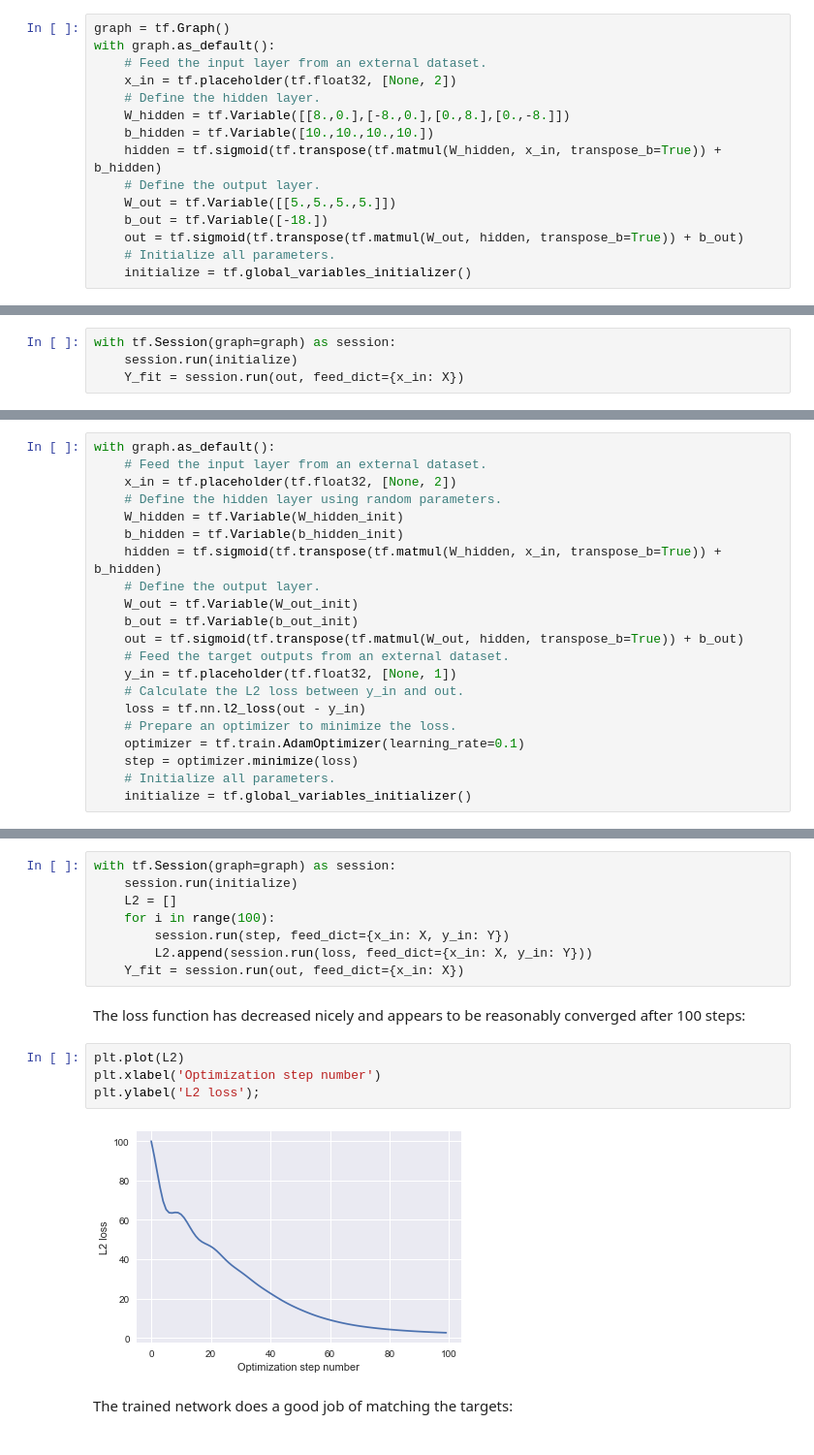
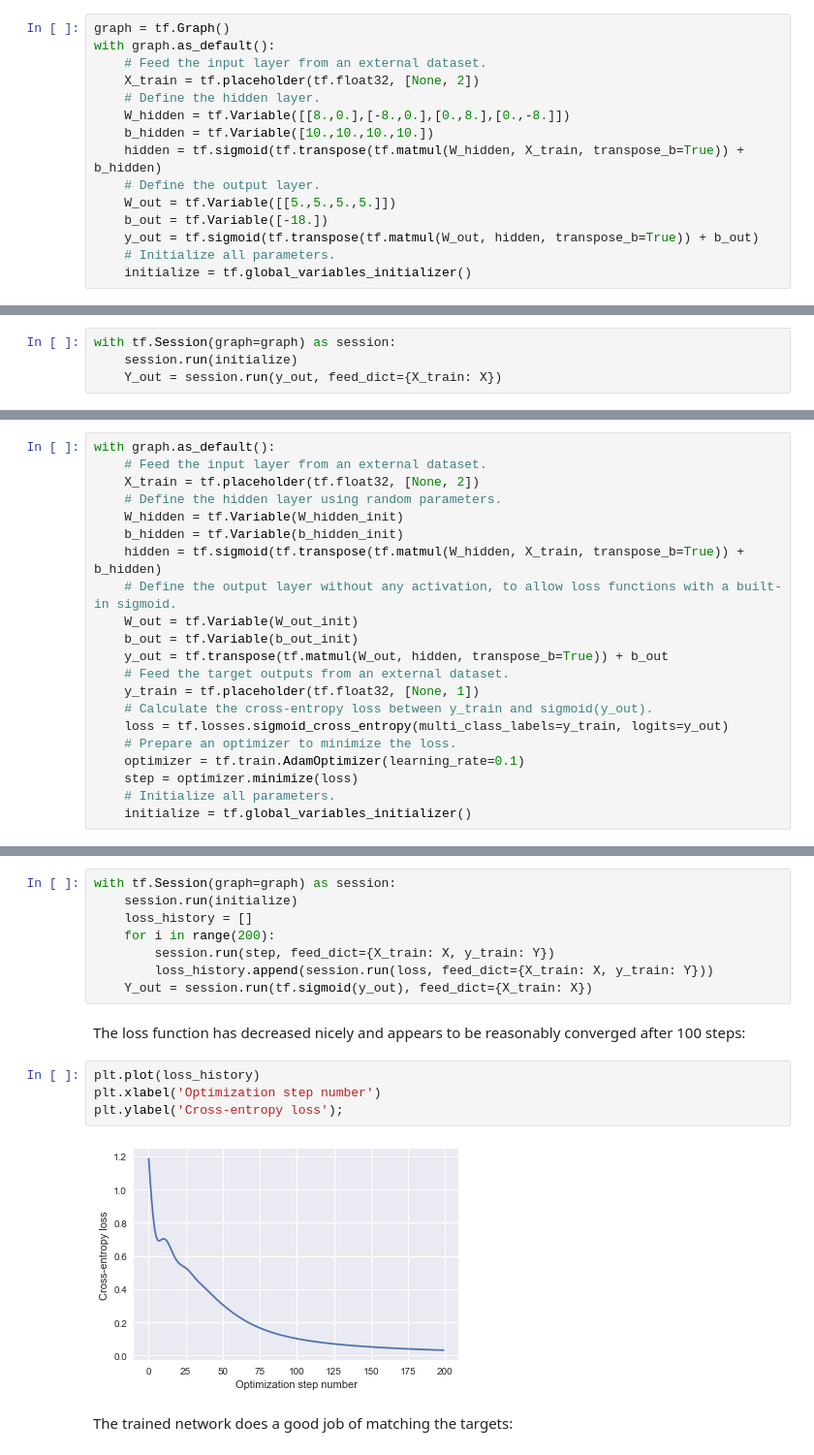
Before and after one commit to bubnicbf/phys_714, a Jupyter notebook: notebooks/NeuralNetworks.ipynb, the cells around one changed output, grey strips where cells are left out. Shown at 97% size. Drawn from its saved outputs; the diff is of its cells as text.

Commit message:
Add details on cross-entropy loss and a nonlinear regression example

```diff
--- a/notebooks/NeuralNetworks.ipynb
+++ b/notebooks/NeuralNetworks.ipynb
@@ -305,15 +305,15 @@ We have already seen that a network with a single four-node hidden layer is suff
 graph = tf.Graph()
 with graph.as_default():
     # Feed the input layer from an external dataset.
-    x_in = tf.placeholder(tf.float32, [None, 2])
+    X_train = tf.placeholder(tf.float32, [None, 2])
     # Define the hidden layer.
     W_hidden = tf.Variable([[8.,0.],[-8.,0.],[0.,8.],[0.,-8.]])
     b_hidden = tf.Variable([10.,10.,10.,10.])
-    hidden = tf.sigmoid(tf.transpose(tf.matmul(W_hidden, x_in, transpose_b=True)) + b_hidden)
+    hidden = tf.sigmoid(tf.transpose(tf.matmul(W_hidden, X_train, transpose_b=True)) + b_hidden)
     # Define the output layer.
     W_out = tf.Variable([[5.,5.,5.,5.]])
     b_out = tf.Variable([-18.])
-    out = tf.sigmoid(tf.transpose(tf.matmul(W_out, hidden, transpose_b=True)) + b_out)
+    y_out = tf.sigmoid(tf.transpose(tf.matmul(W_out, hidden, transpose_b=True)) + b_out)
     # Initialize all parameters.
     initialize = tf.global_variables_initializer()
 # %% [markdown]
@@ -321,7 +321,7 @@ To run all samples in $X$ through this network, evaluate `out` in a session usin
 # %%
 with tf.Session(graph=graph) as session:
     session.run(initialize)
-    Y_fit = session.run(out, feed_dict={x_in: X})
+    Y_out = session.run(y_out, feed_dict={X_train: X})
 # %% [markdown]
 Since we initialized the network parameters based on the example above, it already does a perfect job of classifying the training data:
 # %%
@@ -354,19 +523,19 @@ Create a graph using these random initial parameter values. We also need to:
 # %%
 with graph.as_default():
     # Feed the input layer from an external dataset.
-    x_in = tf.placeholder(tf.float32, [None, 2])
+    X_train = tf.placeholder(tf.float32, [None, 2])
     # Define the hidden layer using random parameters.
     W_hidden = tf.Variable(W_hidden_init)
     b_hidden = tf.Variable(b_hidden_init)
-    hidden = tf.sigmoid(tf.transpose(tf.matmul(W_hidden, x_in, transpose_b=True)) + b_hidden)
-    # Define the output layer.
+    hidden = tf.sigmoid(tf.transpose(tf.matmul(W_hidden, X_train, transpose_b=True)) + b_hidden)
+    # Define the output layer without any activation, to allow loss functions with a built-in sigmoid.
     W_out = tf.Variable(W_out_init)
     b_out = tf.Variable(b_out_init)
-    out = tf.sigmoid(tf.transpose(tf.matmul(W_out, hidden, transpose_b=True)) + b_out)
+    y_out = tf.transpose(tf.matmul(W_out, hidden, transpose_b=True)) + b_out
     # Feed the target outputs from an external dataset.
-    y_in = tf.placeholder(tf.float32, [None, 1])
-    # Calculate the L2 loss between y_in and out.
-    loss = tf.nn.l2_loss(out - y_in)
+    y_train = tf.placeholder(tf.float32, [None, 1])
+    # Calculate the cross-entropy loss between y_train and sigmoid(y_out).
+    loss = tf.losses.sigmoid_cross_entropy(multi_class_labels=y_train, logits=y_out)
     # Prepare an optimizer to minimize the loss.
     optimizer = tf.train.AdamOptimizer(learning_rate=0.1)
     step = optimizer.minimize(loss)
@@ -377,19 +546,19 @@ In our session, we run 100 steps of the optimizer and then evaluate the outputs
 # %%
 with tf.Session(graph=graph) as session:
     session.run(initialize)
-    L2 = []
-    for i in range(100):
-        session.run(step, feed_dict={x_in: X, y_in: Y})
-        L2.append(session.run(loss, feed_dict={x_in: X, y_in: Y}))
-    Y_fit = session.run(out, feed_dict={x_in: X})
+    loss_history = []
+    for i in range(200):
+        session.run(step, feed_dict={X_train: X, y_train: Y})
+        loss_history.append(session.run(loss, feed_dict={X_train: X, y_train: Y}))
+    Y_out = session.run(tf.sigmoid(y_out), feed_dict={X_train: X})
 # %% [markdown]
 The loss function has decreased nicely and appears to be reasonably converged after 100 steps:
 # %%
-plt.plot(L2)
+plt.plot(loss_history)
 plt.xlabel('Optimization step number')
-plt.ylabel('L2 loss');
+plt.ylabel('Cross-entropy loss');
 # %% [output]
-[figure, old version]
+[figure, new version]
 # %% [markdown]
 The trained network does a good job of matching the targets:
 # %%
```
Also changed, not shown: parts of 41 cells of this notebook.
